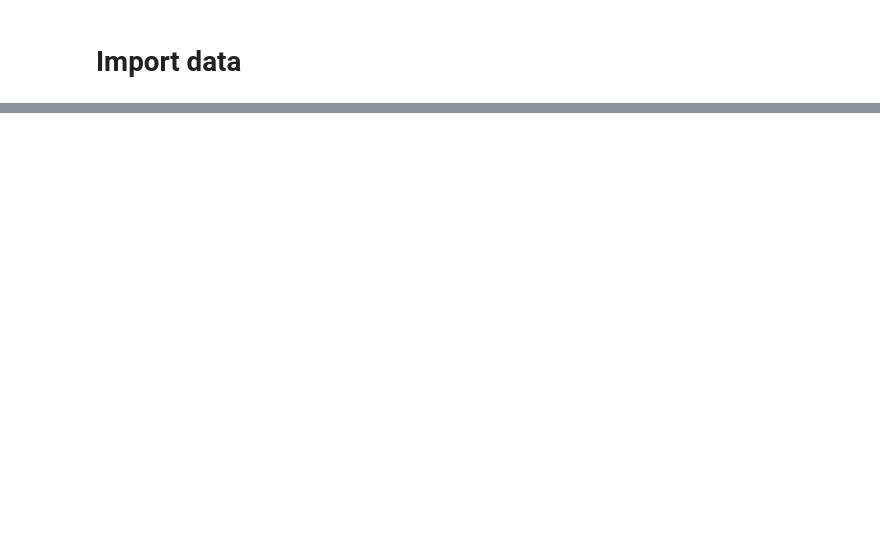
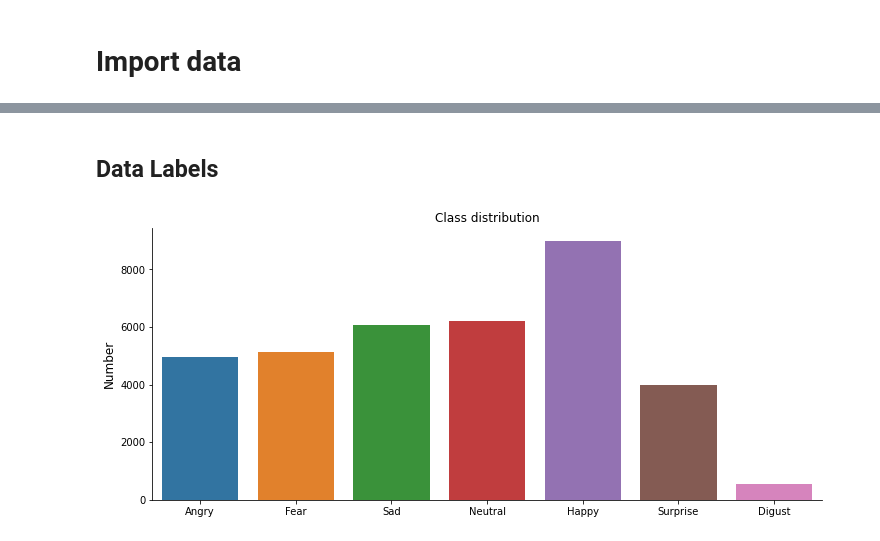
Before and after one commit to JaildoR/getthevibe_api, a Jupyter notebook: notebooks/data_exploration.ipynb, the cells around one changed output, grey strips where cells are left out. Cells and saved outputs as stored; diff of their text form; code cells hidden in the pictures; blank space fills up the shorter version.

```diff
--- a/notebooks/data_exploration.ipynb
+++ b/notebooks/data_exploration.ipynb
@@ -32,0 +46,21 @@ for i in range(80):
+# %% [markdown]
+## Data Labels
+# %%
+#check target labels
+emotion_map = {0: 'Angry', 1: 'Digust', 2: 'Fear', 3: 'Happy', 4: 'Sad', 5: 'Surprise', 6: 'Neutral'}
+emotion_counts = data['emotion'].value_counts(sort=False).reset_index()
+emotion_counts.columns = ['emotion', 'number']
+emotion_counts['emotion'] = emotion_counts['emotion'].map(emotion_map)
+emotion_counts
+
+
+
+plt.figure(figsize=(12,5))
+sns.barplot(x=emotion_counts.emotion, y=emotion_counts.number)
+plt.title('Class distribution')
+plt.ylabel('Number', fontsize=12)
+plt.xlabel('', fontsize=12)
+sns.despine()
+plt.show()
+# %% [output]
+[figure, added]
```
Also changed, not shown: parts of 15 cells of this notebook, 1 other file.
